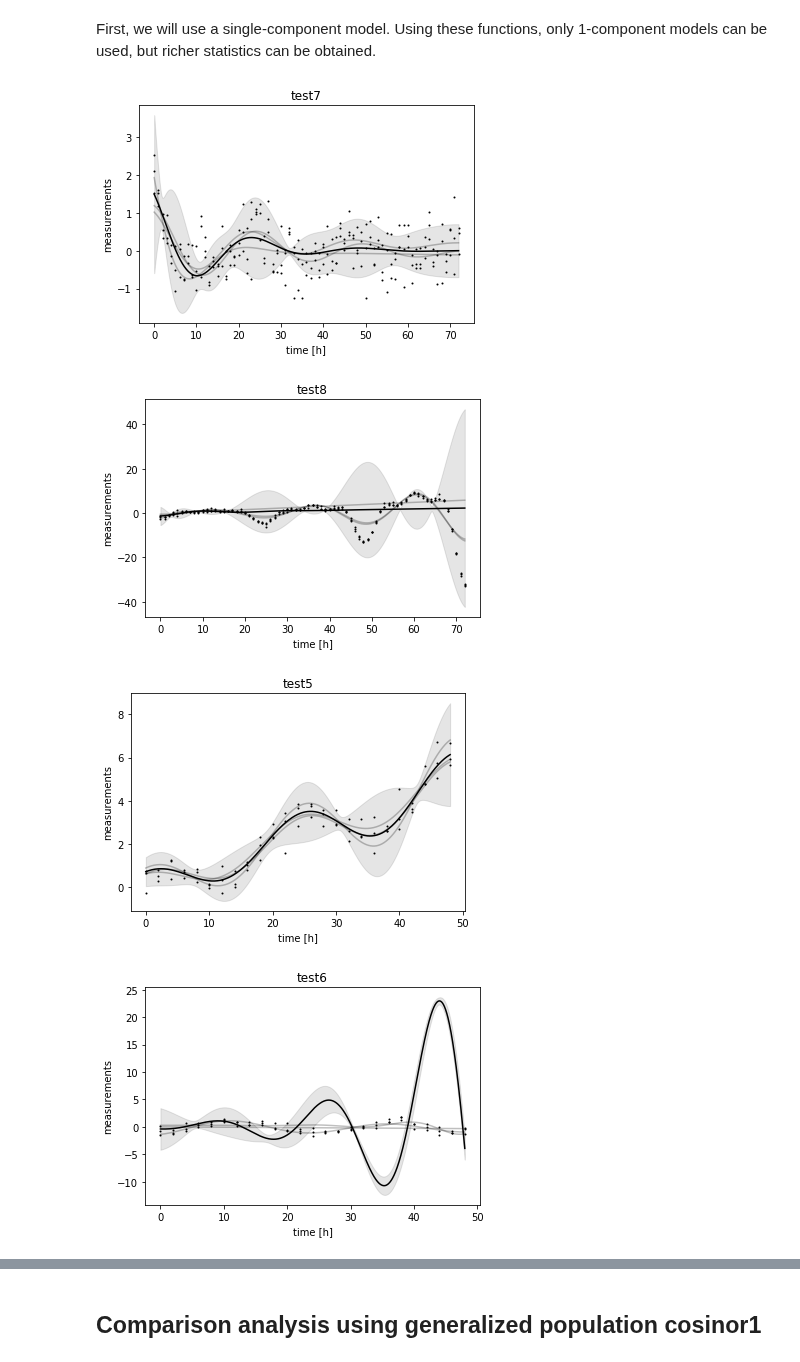
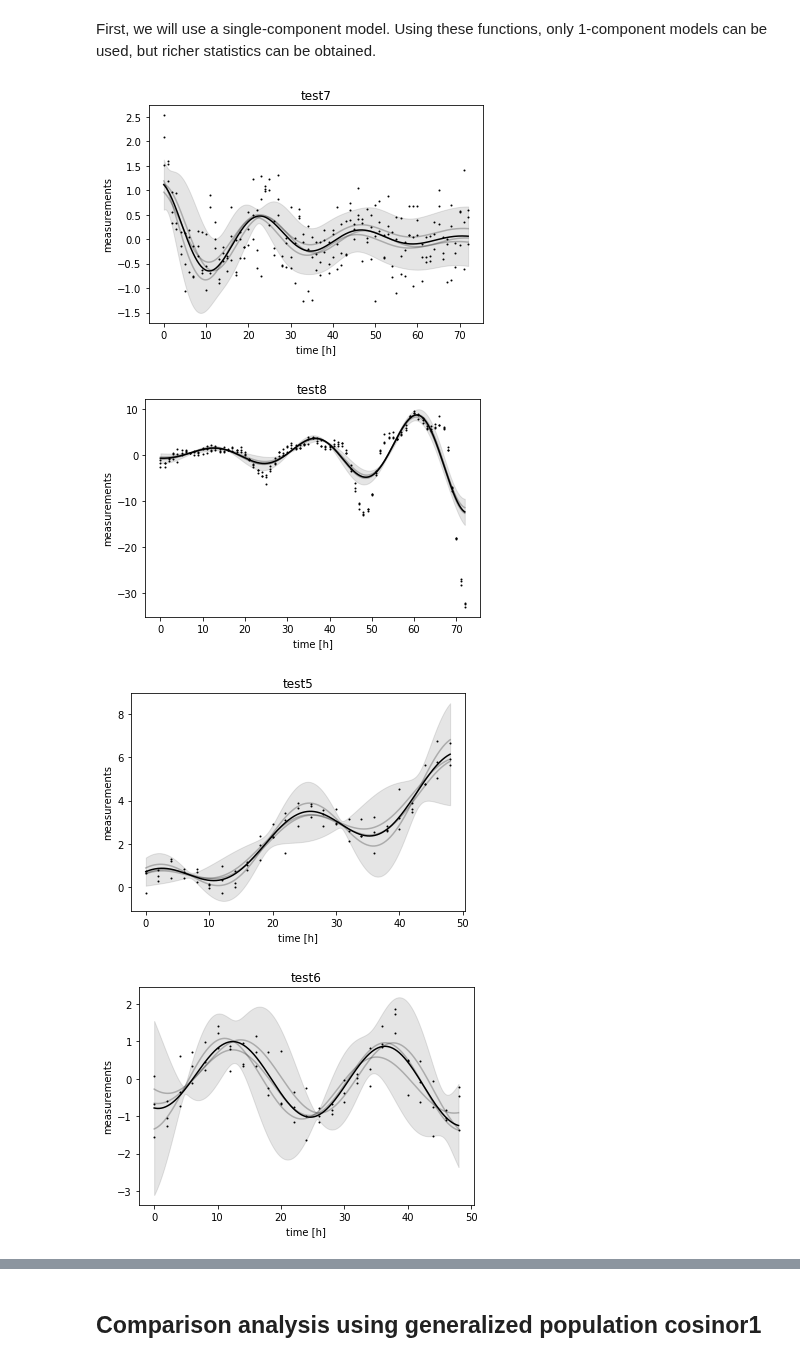
Before and after one commit to mmoskon/CosinorPy, a Jupyter notebook: demo_dependent_nonlin.ipynb, the cells around one changed output, grey strips where cells are left out. Cells and saved outputs as stored; diff of their text form; code cells hidden in the pictures.

```diff
--- a/demo_dependent_nonlin.ipynb
+++ b/demo_dependent_nonlin.ipynb
@@ -36,12 +36,12 @@ Obviously, some of these fits could be better by introducing linear component an
 # %% [markdown]
 First, we will use a single-component model. Using these functions, only 1-component models can be used, but richer statistics can be obtained.
 # %%
-df_results = cosinor_nonlin.population_fit_generalized_cosinor_group(df, period=0, plot=True)
+df_results = cosinor_nonlin.population_fit_generalized_cosinor_group(df, period=24, plot=True)
 # %% [output]
-[figure, old version]
+[figure, new version]
-[figure, old version]
+[figure, new version]
 [figure]
-[figure, old version]
+[figure, new version]
 # %%
 df_results
 # %% [output]
```
Also changed, not shown: parts of 1 cell of this notebook.
